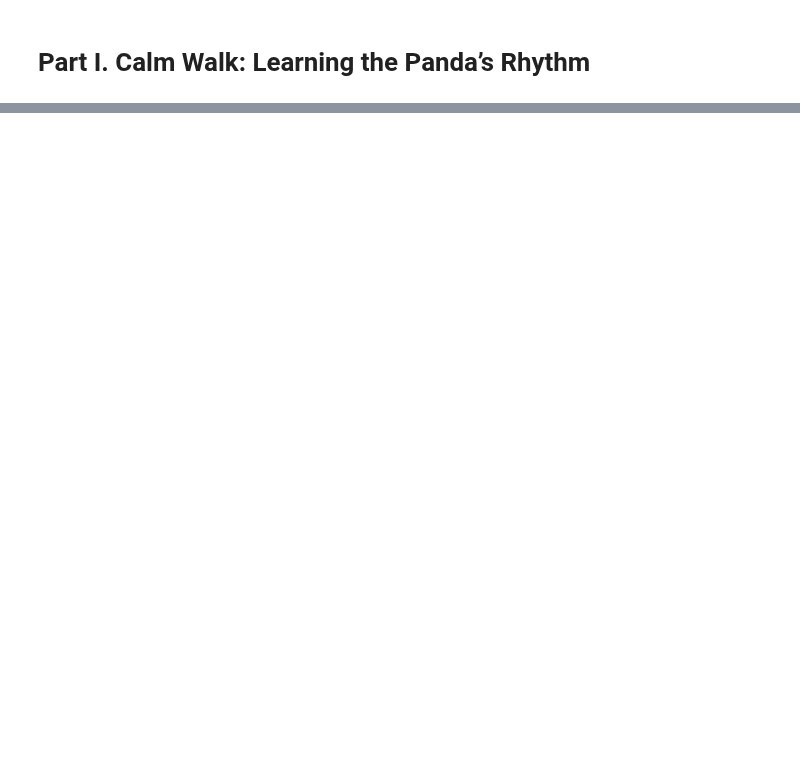
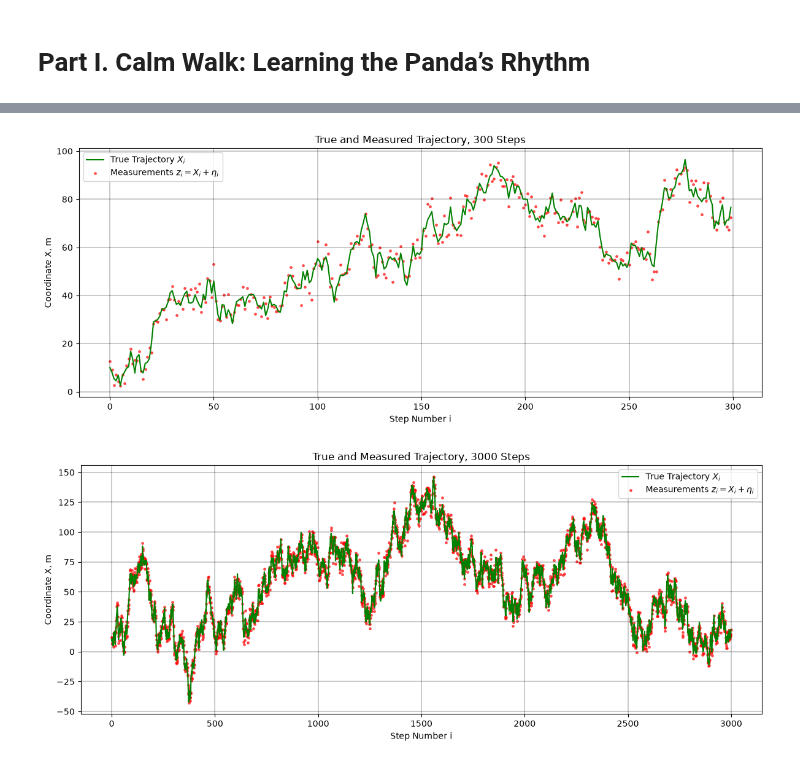
Before and after one commit to VladZg/Experimental-data-processing, a Jupyter notebook: task2-quasi-optimal/main.ipynb, the cells around one changed output, grey strips where cells are left out. Cells and saved outputs as stored; diff of their text form; code cells hidden in the pictures; blank space fills up the shorter version.

```diff
--- a/task2-quasi-optimal/main.ipynb
+++ b/task2-quasi-optimal/main.ipynb
@@ -59,0 +52,30 @@ plt.show()
+# %%
+# define the constants for noise measured trajectory
+SIGMA_ETA = np.sqrt(10)   # standart deviation of noise
+
+# generate a measured trajectory based on true one
+def generate_measured_trajectory(true_trajectory):
+  measured_trajectory = true_trajectory.copy()
+  return measured_trajectory + np.random.normal(0.0, SIGMA_ETA, size=measured_trajectory.size)
+
+measured_trajectory_huge = generate_measured_trajectory(true_trajectory_huge)
+measured_trajectory_small = generate_measured_trajectory(true_trajectory_small)
+# %%
+def plot_true_vs_measured(true_traj, measured_traj, title):
+    steps = np.arange(true_traj.size)
+    fig, ax = plt.subplots(figsize=(12, 5))
+    ax.plot(steps, true_traj, color="green", linewidth=1.5, label="True Trajectory $X_i$")
+    ax.scatter(steps, measured_traj, color="red", s=6, alpha=0.6, label="Measurements $z_i = X_i + \\eta_i$")
+    ax.set_title(title)
+    ax.set_xlabel("Step Number i")
+    ax.set_ylabel("Coordinate X, m")
+    ax.grid(True, color="black", linewidth=0.3)
+    ax.legend(frameon=True)
+    fig.tight_layout()
+    plt.show()
+
+plot_true_vs_measured(true_trajectory_small, measured_trajectory_small, "True and Measured Trajectory, 300 Steps")
+plot_true_vs_measured(true_trajectory_huge, measured_trajectory_huge, "True and Measured Trajectory, 3000 Steps")
+# %% [output]
+[figure, added]
+[figure, added]
```
Also changed, not shown: parts of 3 cells of this notebook, 4 other files.
